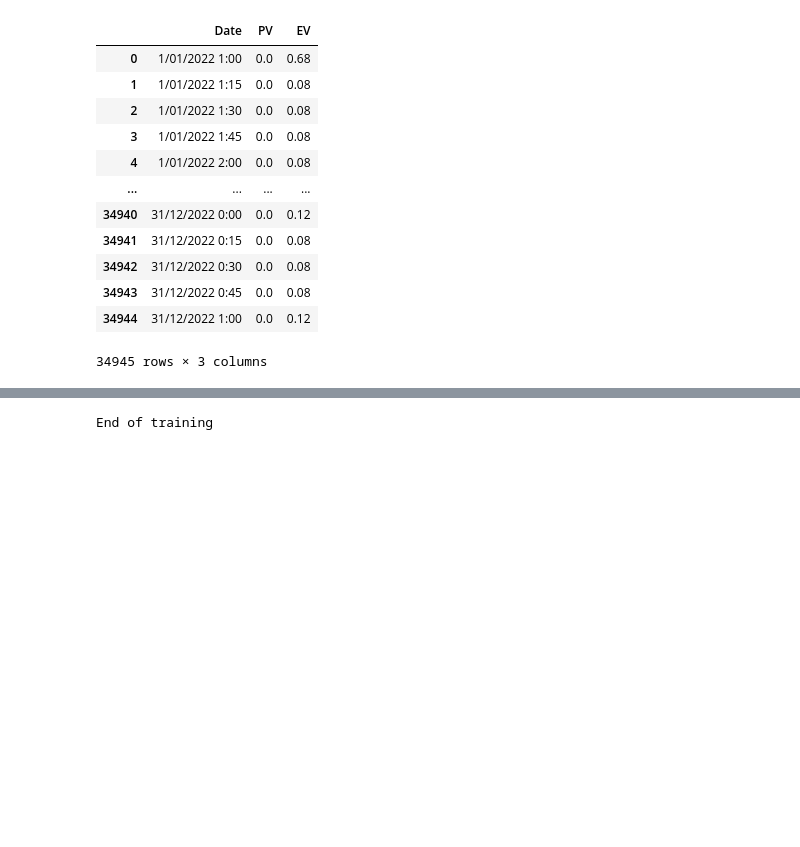
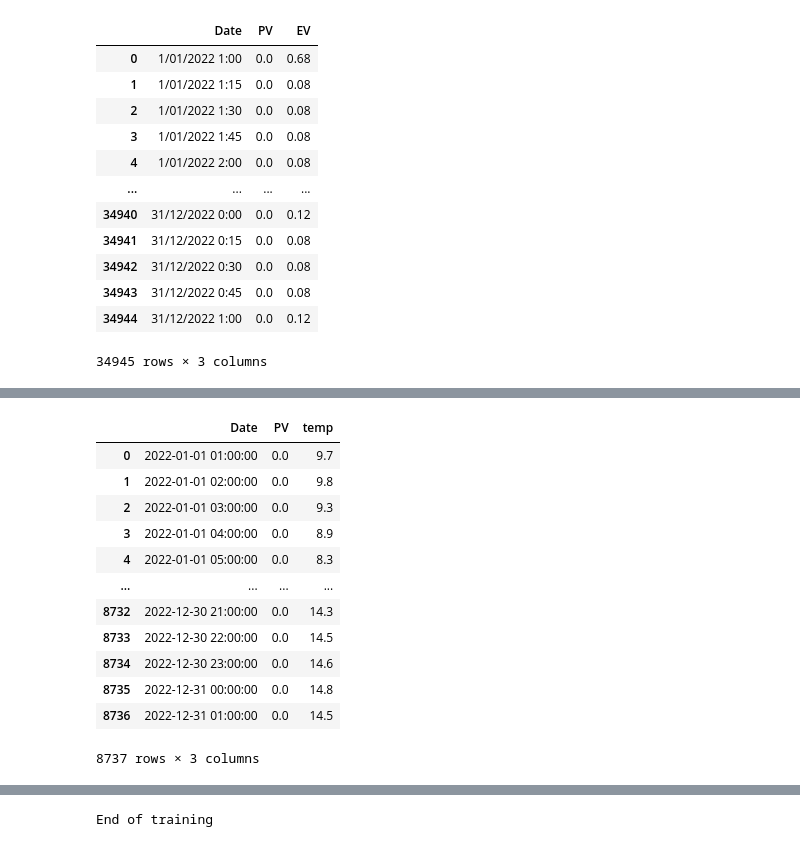
Before and after one commit to SpongeStark/Pre-PhD, a Jupyter notebook: demo/train_naive_PV.ipynb, the cells around one changed output, grey strips where cells are left out. Cells and saved outputs as stored; diff of their text form; code cells hidden in the pictures; blank space fills up the shorter version.

```diff
--- a/demo/train_naive_PV.ipynb
+++ b/demo/train_naive_PV.ipynb
@@ -11,8 +12,8 @@ if str(root_proj/"src") not in sys.path:
 # %%
 year = 2022
 file_name = root_proj / f"DATA_SYSTEM_LIDL/DTS_LIDL_{year}.csv"
-dts = pd.read_csv(file_name, sep=";")
-dts
+dts1 = pd.read_csv(file_name, sep=";")
+dts1
 # %% [output]
 |  | Date | PV | EV |
 | 0 | 1/01/2022 1:00 | 0.0 | 0.68 |
@@ -29,0 +73,18 @@ dts
+# %%
+dts = pv_hourly
+dts['temp'] = temp[:len(dts)].temp
+dts
+# %% [output]
+|  | Date | PV | temp |
+| 0 | 2022-01-01 01:00:00 | 0.0 | 9.7 |
+| 1 | 2022-01-01 02:00:00 | 0.0 | 9.8 |
+| 2 | 2022-01-01 03:00:00 | 0.0 | 9.3 |
+| 3 | 2022-01-01 04:00:00 | 0.0 | 8.9 |
+| 4 | 2022-01-01 05:00:00 | 0.0 | 8.3 |
+| ... | ... | ... | ... |
+| 8732 | 2022-12-30 21:00:00 | 0.0 | 14.3 |
+| 8733 | 2022-12-30 22:00:00 | 0.0 | 14.5 |
+| 8734 | 2022-12-30 23:00:00 | 0.0 | 14.6 |
+| 8735 | 2022-12-31 00:00:00 | 0.0 | 14.8 |
+| 8736 | 2022-12-31 01:00:00 | 0.0 | 14.5 |
+8737 rows × 3 columns
```
Also changed, not shown: parts of 9 cells of this notebook.
